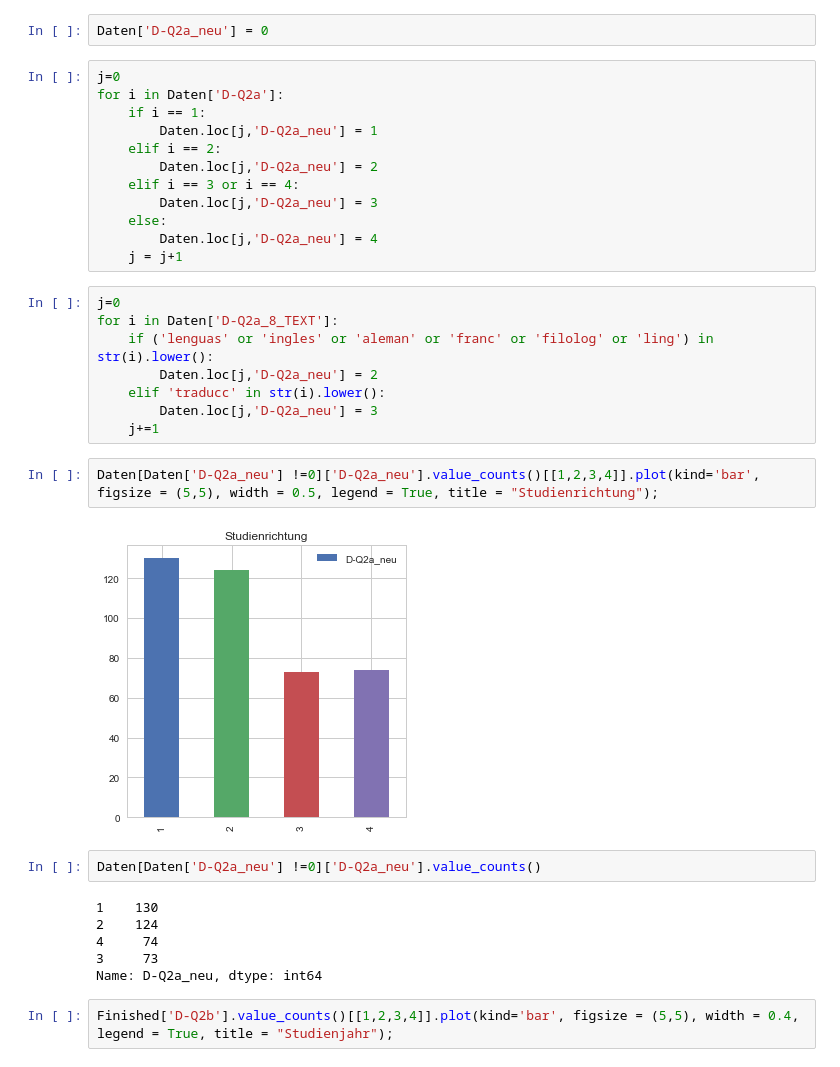
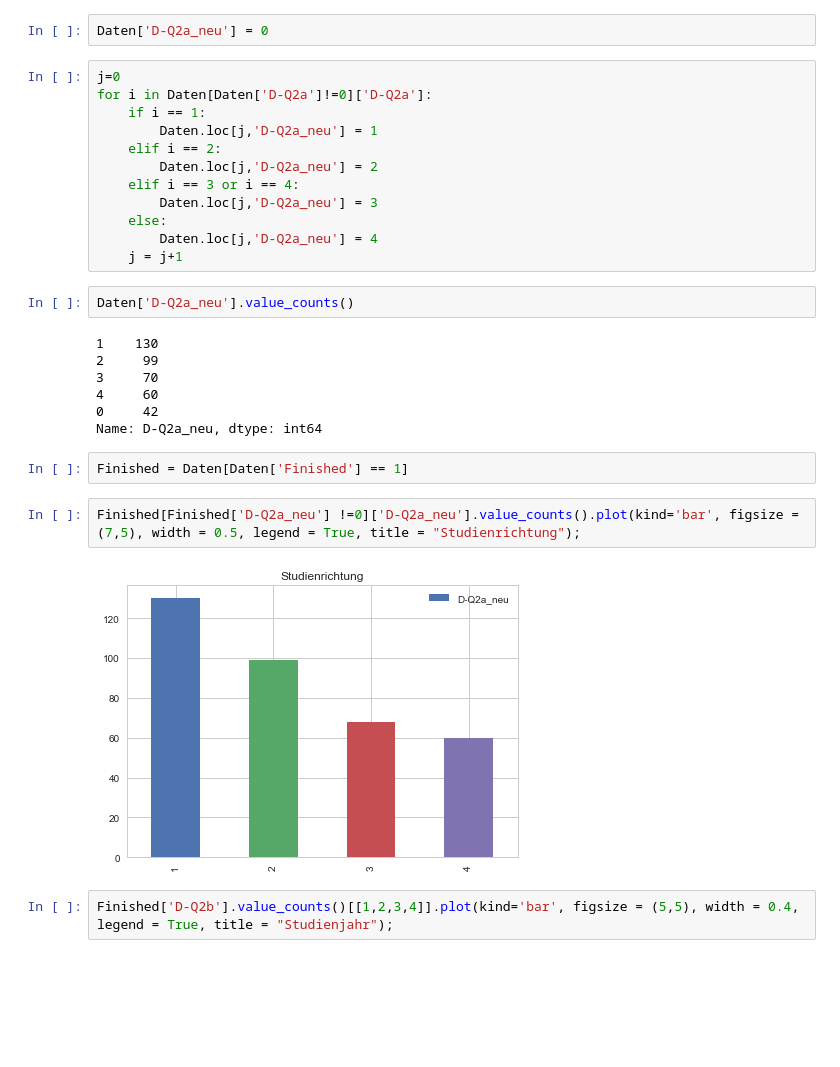
Before and after one commit to martinakienberger/Dissertation_LIS, a Jupyter notebook: Datenanalyse_Charakteristika.ipynb, the cells around one changed output. Saved outputs shown, nothing was run; the diff lists cells and outputs as text; blank space fills up the shorter version.

```diff
--- a/Datenanalyse_Charakteristika.ipynb
+++ b/Datenanalyse_Charakteristika.ipynb
@@ -227,7 +227,7 @@ Aufgrund der geringen TN-Zahl der weiteren Studienrichtungen sollen diese ebenfa
 Daten['D-Q2a_neu'] = 0
 # %%
 j=0
-for i in Daten['D-Q2a']:
+for i in Daten[Daten['D-Q2a']!=0]['D-Q2a']:
     if i == 1:
         Daten.loc[j,'D-Q2a_neu'] = 1
     elif i == 2:
@@ -237,26 +237,21 @@ for i in Daten['D-Q2a']:
     else:
         Daten.loc[j,'D-Q2a_neu'] = 4
     j = j+1
-# %%
-j=0
-for i in Daten['D-Q2a_8_TEXT']:
-    if ('lenguas' or 'ingles' or 'aleman' or 'franc' or 'filolog' or 'ling') in str(i).lower():
-        Daten.loc[j,'D-Q2a_neu'] = 2
-    elif 'traducc' in str(i).lower():
-        Daten.loc[j,'D-Q2a_neu'] = 3
-    j+=1
+# %%
+Daten['D-Q2a_neu'].value_counts()
+# %% [output]
+1    130
+2     99
+3     70
+4     60
+0     42
+Name: D-Q2a_neu, dtype: int64
+# %%
+Finished = Daten[Daten['Finished'] == 1]
 # %%
-Daten[Daten['D-Q2a_neu'] !=0]['D-Q2a_neu'].value_counts()[[1,2,3,4]].plot(kind='bar', figsize = (5,5), width = 0.5, legend = True, title = "Studienrichtung");
+Finished[Finished['D-Q2a_neu'] !=0]['D-Q2a_neu'].value_counts().plot(kind='bar', figsize = (7,5), width = 0.5, legend = True, title = "Studienrichtung");
 # %% [output]
-[figure, old version]
+[figure, new version]
-# %%
-Daten[Daten['D-Q2a_neu'] !=0]['D-Q2a_neu'].value_counts()
-# %% [output]
-1    130
-2    124
-4     74
-3     73
-Name: D-Q2a_neu, dtype: int64
 # %%
 Finished['D-Q2b'].value_counts()[[1,2,3,4]].plot(kind='bar', figsize = (5,5), width = 0.4, legend = True, title = "Studienjahr");
 # %% [output]
```
Also changed, not shown: parts of 2 cells of this notebook, 2 other files.
